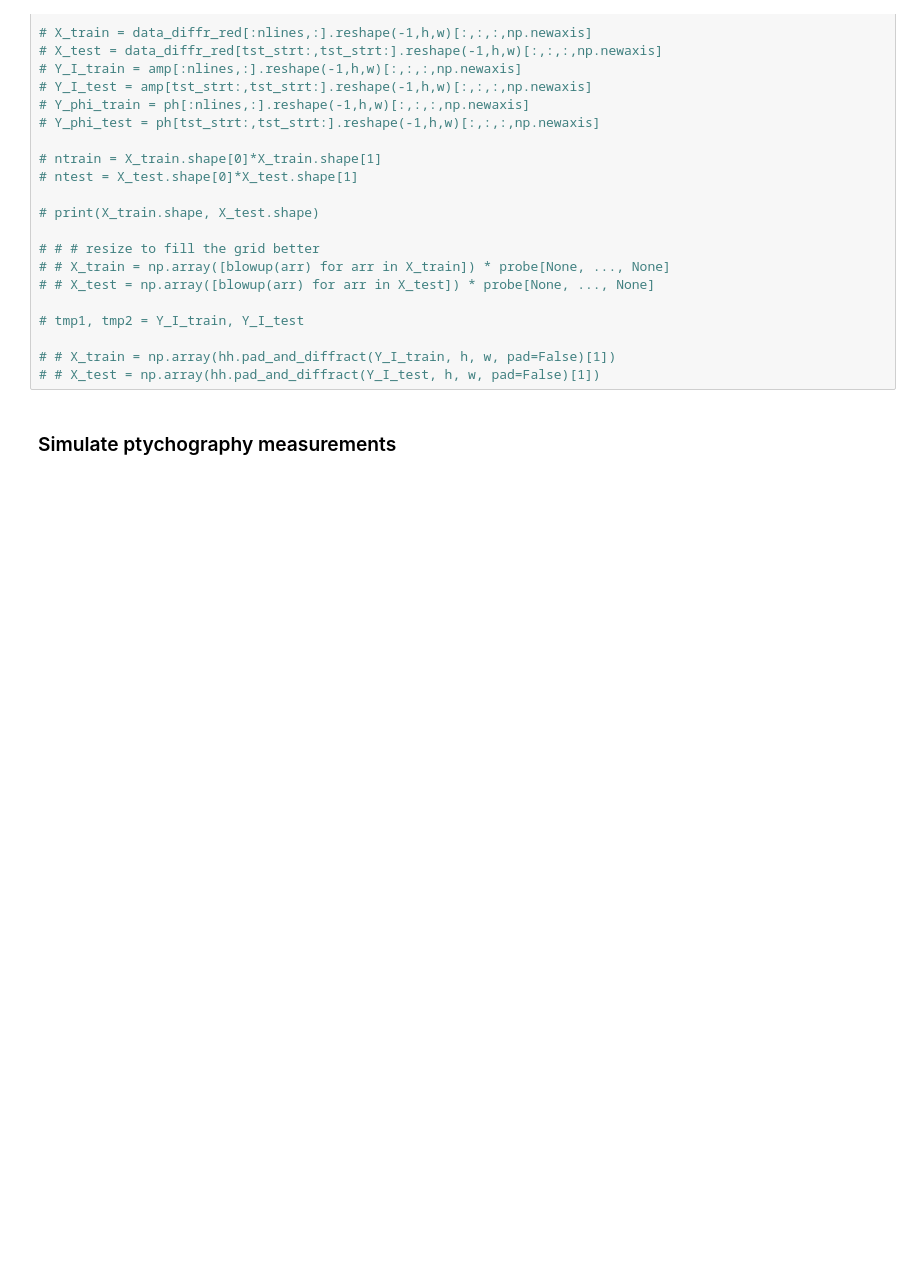
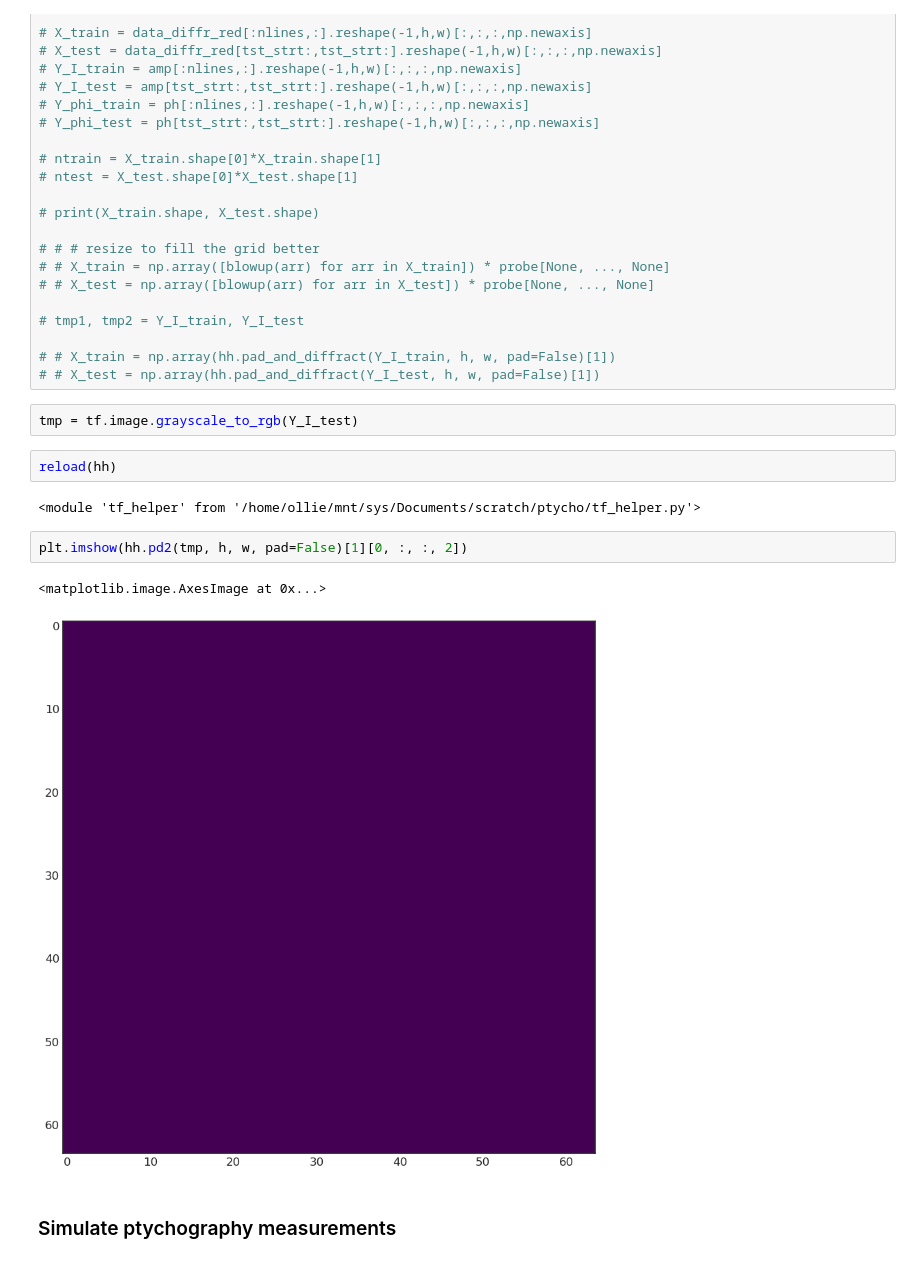
Before and after one commit to hoidn/PtychoPINN, a Jupyter notebook: tf_ptycho_autoencoder.ipynb, the cells around one changed output. Saved outputs shown, nothing was run; the diff lists cells and outputs as text; blank space fills up the shorter version.

```diff
--- a/tf_ptycho_autoencoder.ipynb
+++ b/tf_ptycho_autoencoder.ipynb
@@ -204,6 +231,17 @@ batch_size = 32
 
 # # X_train = np.array(hh.pad_and_diffract(Y_I_train, h, w, pad=False)[1])
 # # X_test = np.array(hh.pad_and_diffract(Y_I_test, h, w, pad=False)[1])
+# %%
+tmp = tf.image.grayscale_to_rgb(Y_I_test)
+# %%
+reload(hh)
+# %% [output]
+<module 'tf_helper' from '/home/ollie/mnt/sys/Documents/scratch/ptycho/tf_helper.py'>
+# %%
+plt.imshow(hh.pd2(tmp, h, w, pad=False)[1][0, :, :, 2])
+# %% [output]
+<matplotlib.image.AxesImage at 0x...>
+[figure, added]
 # %% [markdown]
 ### Simulate ptychography measurements
 # %%
```
Also changed, not shown: parts of 36 cells of this notebook, 3 other files.
